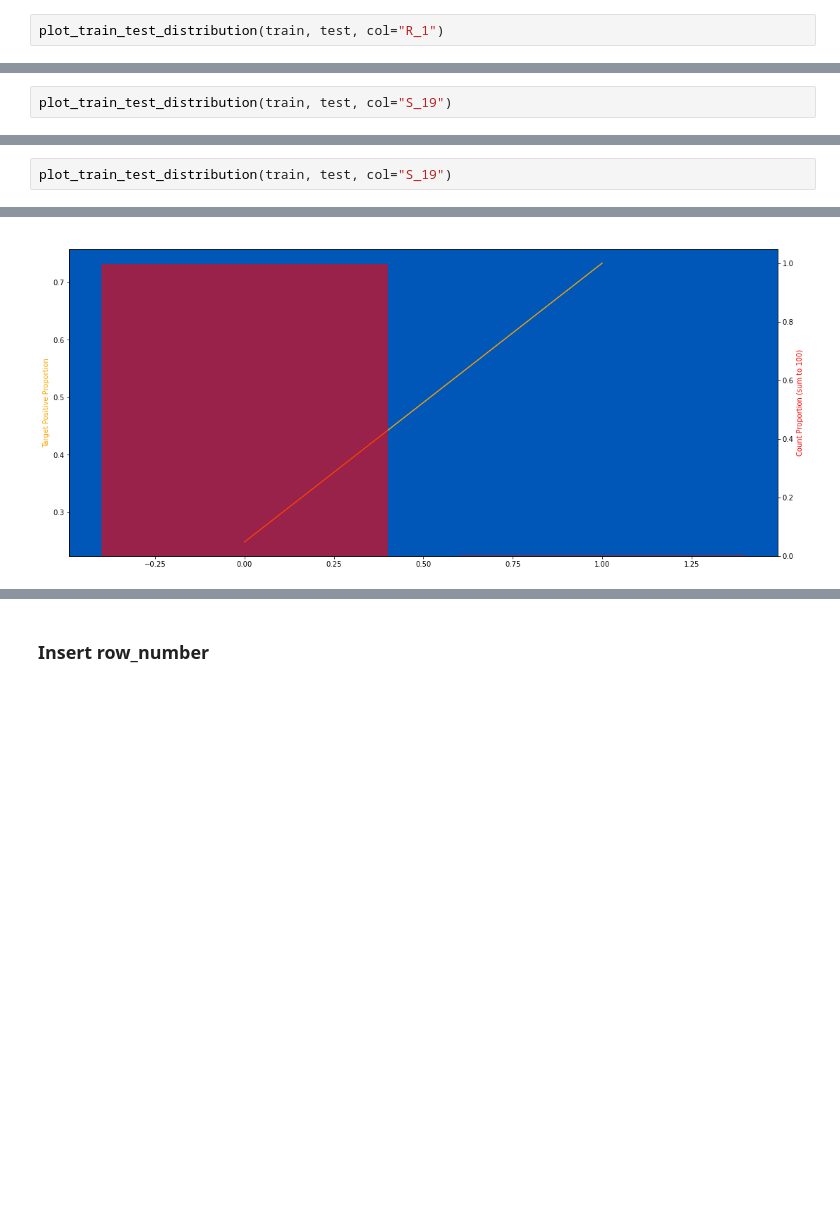
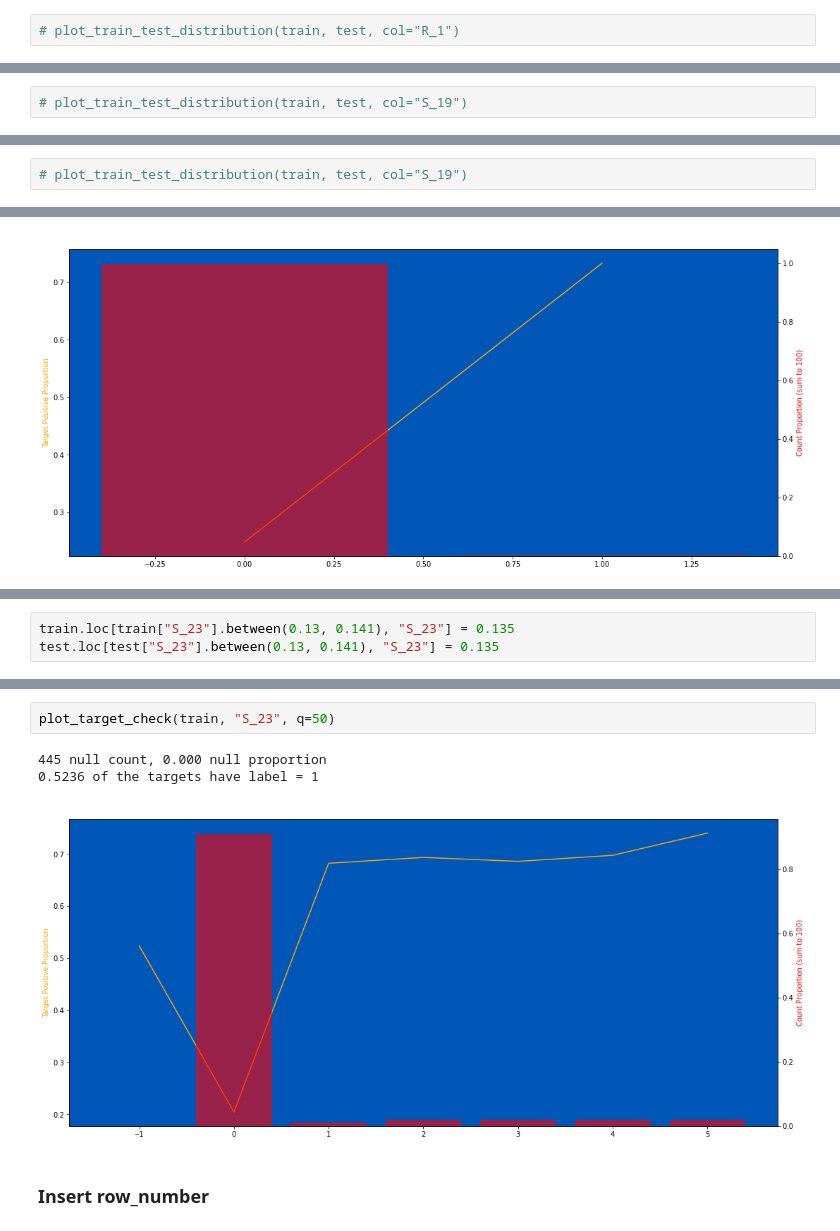
Before and after one commit to waikey-lee/kaggle-amex, a Jupyter notebook: notebooks/1.clean_parquet.ipynb, the cells around one changed output, grey strips where cells are left out. Drawn from its saved outputs; the diff is of its cells as text; blank space fills up the shorter version.

```diff
--- a/notebooks/1.clean_parquet.ipynb
+++ b/notebooks/1.clean_parquet.ipynb
@@ -322,2 +283,2 @@ Wall time: 11.2 s
 # %%
-plot_train_test_distribution(train, test, col="R_1")
+# plot_train_test_distribution(train, test, col="R_1")
@@ -332,4 +291,4 @@ nan of the targets have label = 1
 # %% [markdown]
 ### S_19
 # %%
-plot_train_test_distribution(train, test, col="S_19")
+# plot_train_test_distribution(train, test, col="S_19")
@@ -345,2 +302,2 @@ Wall time: 6.84 s
 # %%
-plot_train_test_distribution(train, test, col="S_19")
+# plot_train_test_distribution(train, test, col="S_19")
@@ -358,0 +318,3 @@ gc.collect()
+# %%
+train.loc[train["S_23"].between(0.13, 0.141), "S_23"] = 0.135
+test.loc[test["S_23"].between(0.13, 0.141), "S_23"] = 0.135
@@ -359,3 +333,9 @@ gc.collect()
+# %%
+plot_target_check(train, "S_23", q=50)
+# %% [output]
+445 null count, 0.000 null proportion
+0.5236 of the targets have label = 1
+[figure, added]
 # %% [markdown]
 ### Insert row_number
 # %%
```
Also changed, not shown: parts of 64 cells of this notebook, 1 other file.
